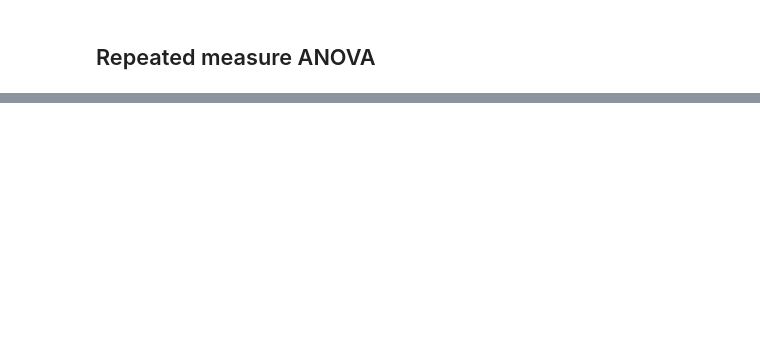
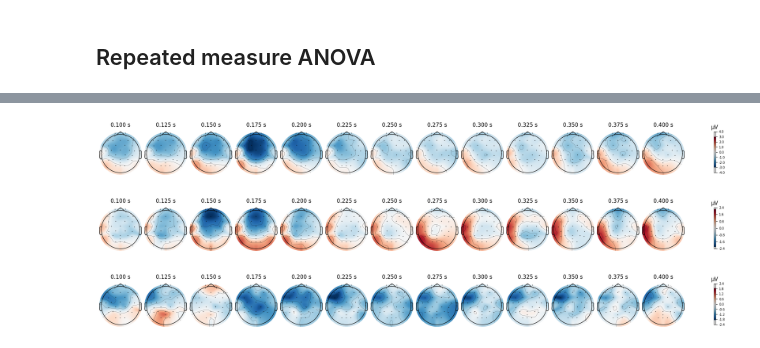
Before and after one commit to jonasmago/jhana_eeg, a Jupyter notebook: notebooks/MMN/mmn_results.ipynb, the cells around one changed output, grey strips where cells are left out. Drawn from its saved outputs; the diff is of its cells as text; code cells hidden in the pictures; blank space fills up the shorter version.

```diff
--- a/notebooks/MMN/mmn_results.ipynb
+++ b/notebooks/MMN/mmn_results.ipynb
@@ -426,0 +413,13 @@ plt.show()
+# %%
+time_points = np.arange(0.1, 0.401, 0.025)  # Time in seconds
+
+for evo in [evo_j_diff, evo_m_diff, evo_jm_diff]:
+    evo.plot_topomap(
+        times=time_points
+    )
+
+print ('')
+# %% [output]
+[figure, added]
+[figure, added]
+[figure, added]
```
Also changed, not shown: parts of 20 cells of this notebook.
